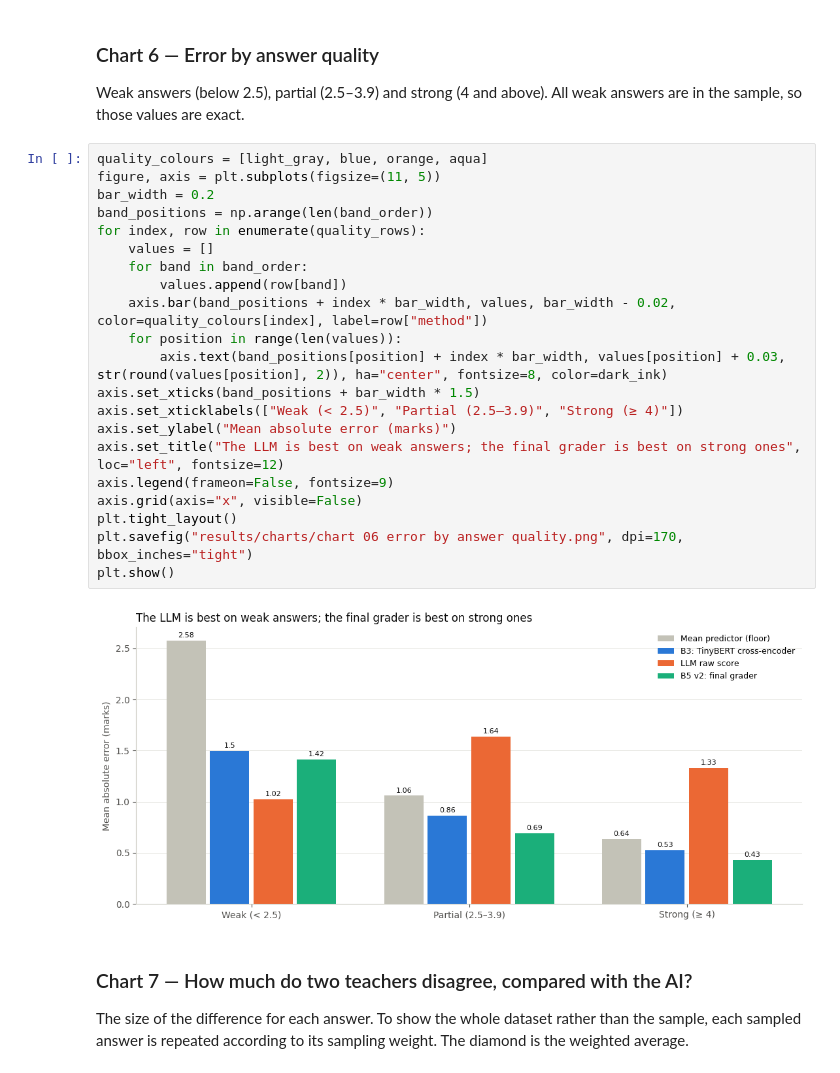
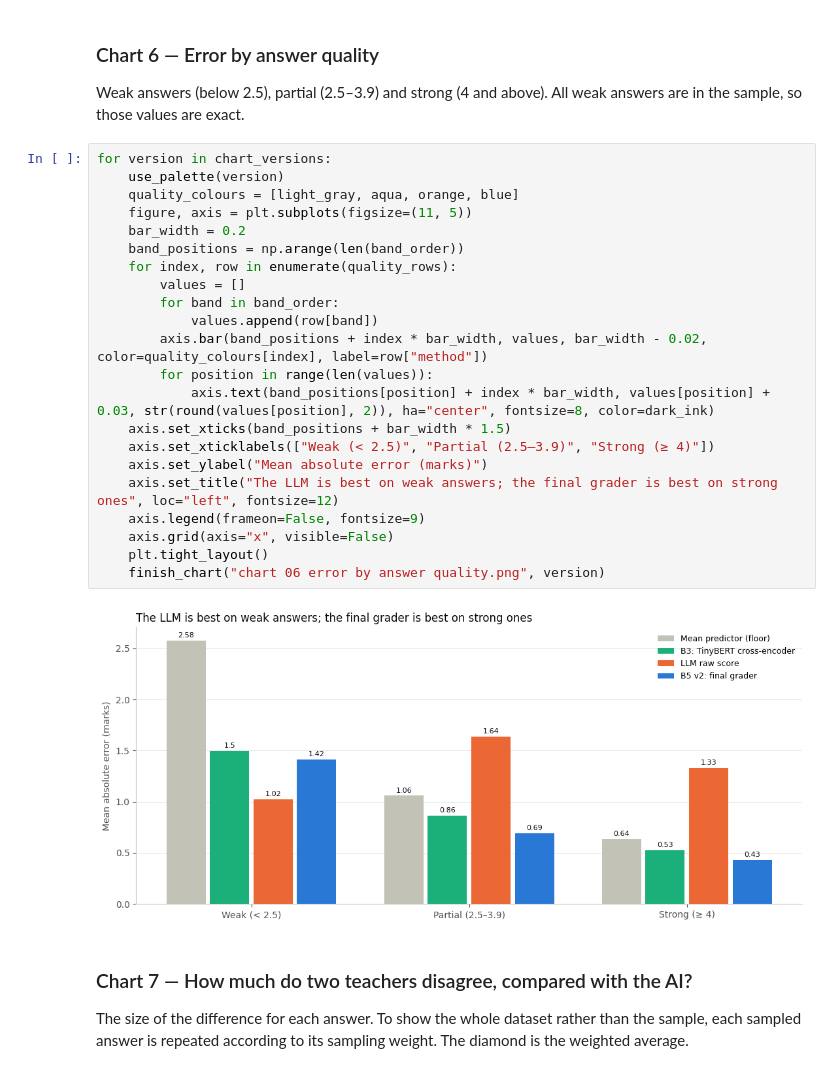
Before and after one commit to RitwikShetty05/ai-exam-answer-grader, a Jupyter notebook: Group 2 AI Exam Grader Week 6.ipynb, the cells around one changed output. Saved outputs shown, nothing was run; the diff lists cells and outputs as text.

```diff
--- a/Group 2 AI Exam Grader Week 6.ipynb
+++ b/Group 2 AI Exam Grader Week 6.ipynb
@@ -1458,28 +1515,29 @@ plt.show()
 ### Chart 6 — Error by answer quality
 Weak answers (below 2.5), partial (2.5–3.9) and strong (4 and above). All weak answers are in the sample, so those values are exact.
 # %%
-quality_colours = [light_gray, blue, orange, aqua]
-figure, axis = plt.subplots(figsize=(11, 5))
-bar_width = 0.2
-band_positions = np.arange(len(band_order))
-for index, row in enumerate(quality_rows):
-    values = []
-    for band in band_order:
-        values.append(row[band])
-    axis.bar(band_positions + index * bar_width, values, bar_width - 0.02, color=quality_colours[index], label=row["method"])
-    for position in range(len(values)):
-        axis.text(band_positions[position] + index * bar_width, values[position] + 0.03, str(round(values[position], 2)), ha="center", fontsize=8, color=dark_ink)
-axis.set_xticks(band_positions + bar_width * 1.5)
-axis.set_xticklabels(["Weak (< 2.5)", "Partial (2.5–3.9)", "Strong (≥ 4)"])
-axis.set_ylabel("Mean absolute error (marks)")
-axis.set_title("The LLM is best on weak answers; the final grader is best on strong ones", loc="left", fontsize=12)
-axis.legend(frameon=False, fontsize=9)
-axis.grid(axis="x", visible=False)
-plt.tight_layout()
-plt.savefig("results/charts/chart 06 error by answer quality.png", dpi=170, bbox_inches="tight")
-plt.show()
+for version in chart_versions:
+    use_palette(version)
+    quality_colours = [light_gray, aqua, orange, blue]
+    figure, axis = plt.subplots(figsize=(11, 5))
+    bar_width = 0.2
+    band_positions = np.arange(len(band_order))
+    for index, row in enumerate(quality_rows):
+        values = []
+        for band in band_order:
+            values.append(row[band])
+        axis.bar(band_positions + index * bar_width, values, bar_width - 0.02, color=quality_colours[index], label=row["method"])
+        for position in range(len(values)):
+            axis.text(band_positions[position] + index * bar_width, values[position] + 0.03, str(round(values[position], 2)), ha="center", fontsize=8, color=dark_ink)
+    axis.set_xticks(band_positions + bar_width * 1.5)
+    axis.set_xticklabels(["Weak (< 2.5)", "Partial (2.5–3.9)", "Strong (≥ 4)"])
+    axis.set_ylabel("Mean absolute error (marks)")
+    axis.set_title("The LLM is best on weak answers; the final grader is best on strong ones", loc="left", fontsize=12)
+    axis.legend(frameon=False, fontsize=9)
+    axis.grid(axis="x", visible=False)
+    plt.tight_layout()
+    finish_chart("chart 06 error by answer quality.png", version)
 # %% [output]
-[figure, old version]
+[figure, new version]
 # %% [markdown]
 ### Chart 7 — How much do two teachers disagree, compared with the AI?
 The size of the difference for each answer. To show the whole dataset rather than the sample, each sampled answer is repeated according to its sampling weight. The diamond is the weighted average.
```
Also changed, not shown: parts of 17 cells of this notebook, 16 other files.
